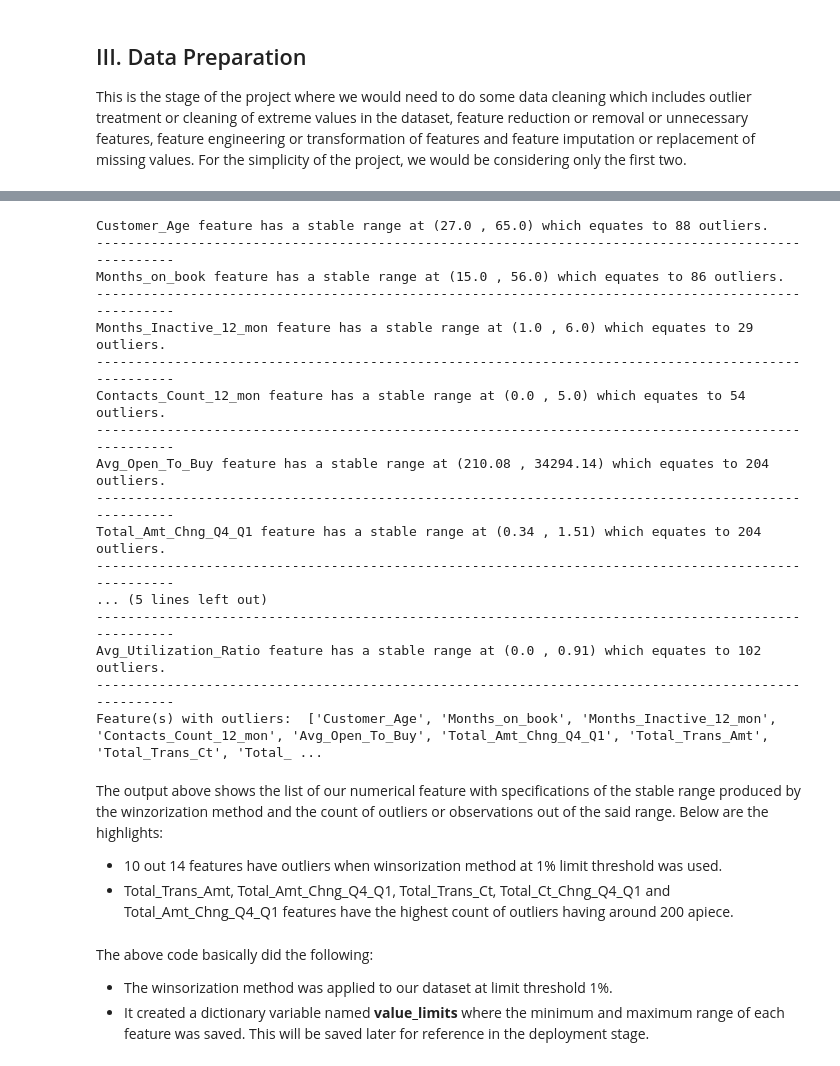
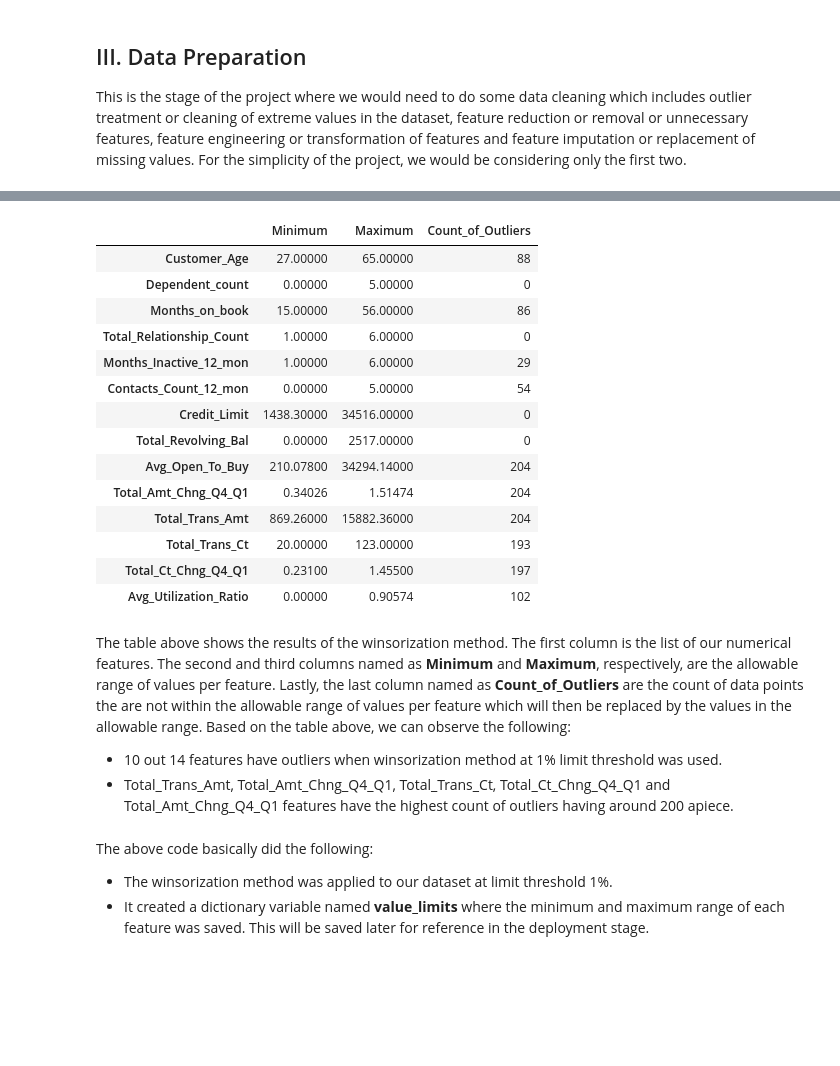
Before and after one commit to eacbarrientos/project-oasis, a Jupyter notebook: Classification Project.ipynb, the cells around one changed output, grey strips where cells are left out. Saved outputs shown, nothing was run; the diff lists cells and outputs as text; code cells hidden in the pictures; blank space fills up the shorter version.

```diff
--- a/Classification Project.ipynb
+++ b/Classification Project.ipynb
@@ -304,6 +310,9 @@ def detect_outliers(data,features, detector = 1):
     elif detector = 2, it will use th 3 standard deviation from the mean as checker of outlier
     elif detection = 3, winsorization - it will use the 1st and 99th percentile as outlier boundary
     '''
+    min_ = []
+    max_ = []
+    outlier = []
     outlier_indices = []
     features_w_outlier = []
     for c in features:
@@ -325,54 +334,62 @@ def detect_outliers(data,features, detector = 1):
         # detect outlier and their indeces
             outlier_list_col = data[(data[c] < Q1 - outlier_step) | (data[c] > Q3 + outlier_step)].index
             # store indeces
-            if len(outlier_list_col) > 0:
+            if len(outlier_list_col) >= 0:
                 features_w_outlier.append(c)
                 outlier_indices.extend(outlier_list_col)
                 outlier_boundary ='(' + str(round(Q1 - outlier_step,2))+' , '+ str(round(Q3 + outlier_step,2)) + ')'
-                print(c + ' feature has a stable range at '+ outlier_boundary + ' which equates to ' + str(len(outlier_list_col)) + ' outliers.')
-                print(100*'-')
+                #print(c + ' feature has a stable range at '+ outlier_boundary + ' which equates to ' + str(len(outlier_list_col)) + ' outliers.')
+                #print(100*'-')
+                min_.append(Q1 - outlier_step)
+                max_.append(Q3 + outlier_step)
+                outlier.append(len(outlier_list_col))
         elif detector == 2:
             outlier_list_col = data[(data[c] < mean - 3*std) | (data[c] > mean + 3*std)].index
-            if len(outlier_list_col) > 0:
+            if len(outlier_list_col) >= 0:
                 features_w_outlier.append(c)
                 outlier_indices.extend(outlier_list_col)
                 outlier_boundary ='(' + str(round(mean - 3*std,2))+' , '+ str(round(mean + 3*std,2)) + ')'
-                print(c + ' feature has a stable range at '+ outlier_boundary + ' which equates to ' + str(len(outlier_list_col)) + ' outliers.')
-                print(100*'-')
+                #print(c + ' feature has a stable range at '+ outlier_boundary + ' which equates to ' + str(len(outlier_list_col)) + ' outliers.')
+                #print(100*'-')
+                min_.append(mean - 3*std)
+                max_.append(mean + 3*std)
+                outlier.append(len(outlier_list_col))
         elif detector == 3:
             outlier_list_col = data[(data[c] < P1) | (data[c] > P99)].index
-            if len(outlier_list_col) > 0:
+            if len(outlier_list_col) >= 0:
                 features_w_outlier.append(c)
                 outlier_indices.extend(outlier_list_col)
                 outlier_boundary ='(' + str(round(P1,2))+' , '+ str(round(P99,2)) + ')'
-                print(c + ' feature has a stable range at '+ outlier_boundary + ' which equates to ' + str(len(outlier_list_col)) + ' outliers.')
-                print(100*'-')
+                #print(c + ' feature has a stable range at '+ outlier_boundary + ' which equates to ' + str(len(outlier_list_col)) + ' outliers.')
+                #print(100*'-')
+                min_.append(P1)
+                max_.append(P99)
+                outlier.append(len(outlier_list_col))
+    data = pd.DataFrame({'Minimum': min_, 'Maximum':max_, 'Count_of_Outliers':outlier}, index = features)
     outlier_indices = Counter(outlier_indices)
     outliers = list(i for i, v in outlier_indices.items() if v > 0)
-    return len(outliers), features_w_outlier
+    return data, features_w_outlier
 # %%
 c_outliers, features_w_outliers = detect_outliers(data, numerical, 3)
-print('Feature(s) with outliers: ',features_w_outliers)
+c_outliers
 # %% [output]
-Customer_Age feature has a stable range at (27.0 , 65.0) which equates to 88 outliers.
-----------------------------------------------------------------------------------------------------
-Months_on_book feature has a stable range at (15.0 , 56.0) which equates to 86 outliers.
-----------------------------------------------------------------------------------------------------
-Months_Inactive_12_mon feature has a stable range at (1.0 , 6.0) which equates to 29 outliers.
-----------------------------------------------------------------------------------------------------
-Contacts_Count_12_mon feature has a stable range at (0.0 , 5.0) which equates to 54 outliers.
-----------------------------------------------------------------------------------------------------
-Avg_Open_To_Buy feature has a stable range at (210.08 , 34294.14) which equates to 204 outliers.
-----------------------------------------------------------------------------------------------------
-Total_Amt_Chng_Q4_Q1 feature has a stable range at (0.34 , 1.51) which equates to 204 outliers.
-----------------------------------------------------------------------------------------------------
-... (5 lines left out)
-----------------------------------------------------------------------------------------------------
-Avg_Utilization_Ratio feature has a stable range at (0.0 , 0.91) which equates to 102 outliers.
-----------------------------------------------------------------------------------------------------
-Feature(s) with outliers:  ['Customer_Age', 'Months_on_book', 'Months_Inactive_12_mon', 'Contacts_Count_12_mon', 'Avg_Open_To_Buy', 'Total_Amt_Chng_Q4_Q1', 'Total_Trans_Amt', 'Total_Trans_Ct', 'Total_ ...
+|  | Minimum | Maximum | Count_of_Outliers |
+| Customer_Age | 27.00000 | 65.00000 | 88 |
+| Dependent_count | 0.00000 | 5.00000 | 0 |
+| Months_on_book | 15.00000 | 56.00000 | 86 |
+| Total_Relationship_Count | 1.00000 | 6.00000 | 0 |
+| Months_Inactive_12_mon | 1.00000 | 6.00000 | 29 |
+| Contacts_Count_12_mon | 0.00000 | 5.00000 | 54 |
+| Credit_Limit | 1438.30000 | 34516.00000 | 0 |
+| Total_Revolving_Bal | 0.00000 | 2517.00000 | 0 |
+| Avg_Open_To_Buy | 210.07800 | 34294.14000 | 204 |
+| Total_Amt_Chng_Q4_Q1 | 0.34026 | 1.51474 | 204 |
+| Total_Trans_Amt | 869.26000 | 15882.36000 | 204 |
+| Total_Trans_Ct | 20.00000 | 123.00000 | 193 |
+| Total_Ct_Chng_Q4_Q1 | 0.23100 | 1.45500 | 197 |
+| Avg_Utilization_Ratio | 0.00000 | 0.90574 | 102 |
 # %% [markdown]
-The output above shows the list of our numerical feature with specifications of the stable range produced by the winzorization method and the count of outliers or observations out of the said range.  Below are the highlights:
+The table above shows the results of the winsorization method. The first column is the list of our numerical features. The second and third columns named as **Minimum** and **Maximum**, respectively, are the allowable range of values per feature. Lastly, the last column named as **Count_of_Outliers** are the count of data points the are not within the allowable range of values per feature which will then be replaced by the values in the allowable range. Based on the table above, we can observe the following:
  * 10 out 14 features have outliers when winsorization method at 1% limit threshold was used.
  * Total_Trans_Amt, Total_Amt_Chng_Q4_Q1, Total_Trans_Ct, Total_Ct_Chng_Q4_Q1 and Total_Amt_Chng_Q4_Q1 features have the highest count of outliers having around 200 apiece.
 # %%
```
Also changed, not shown: parts of 48 cells of this notebook, 2 other files.
